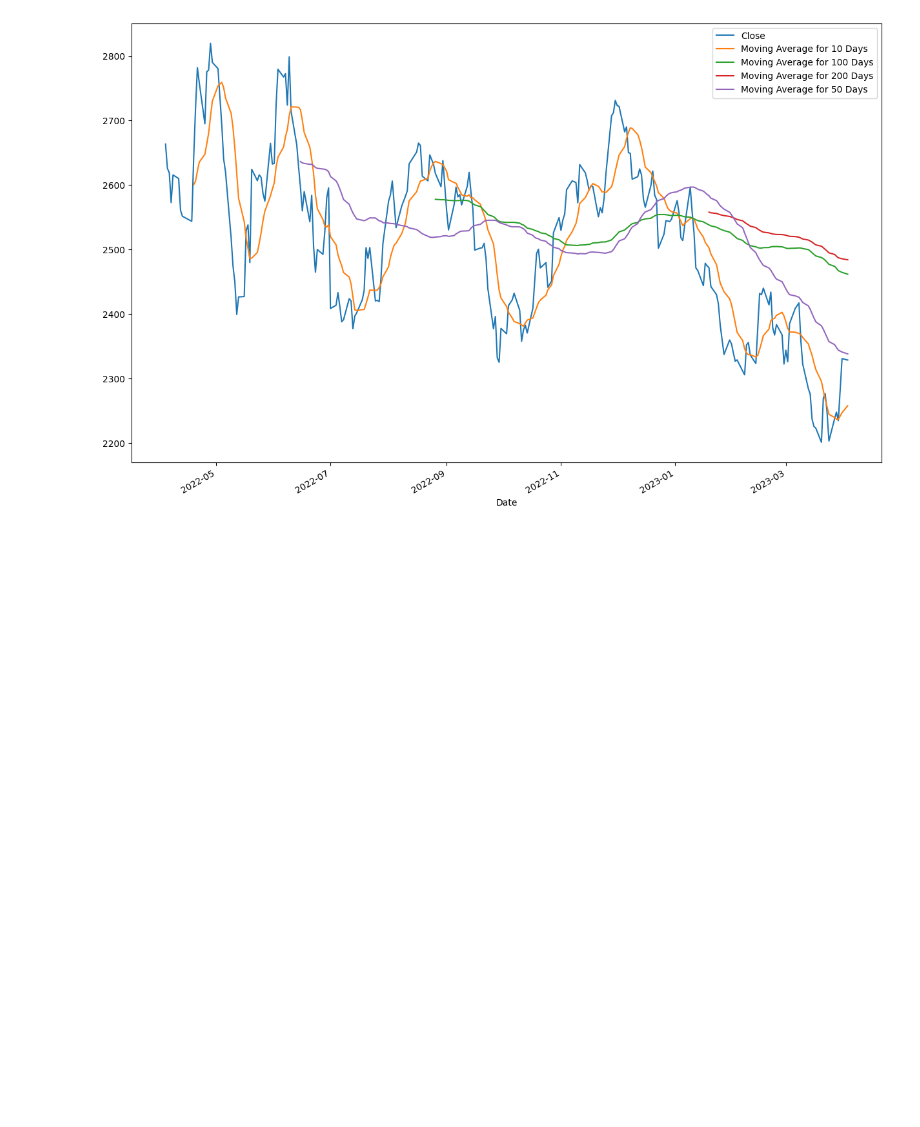
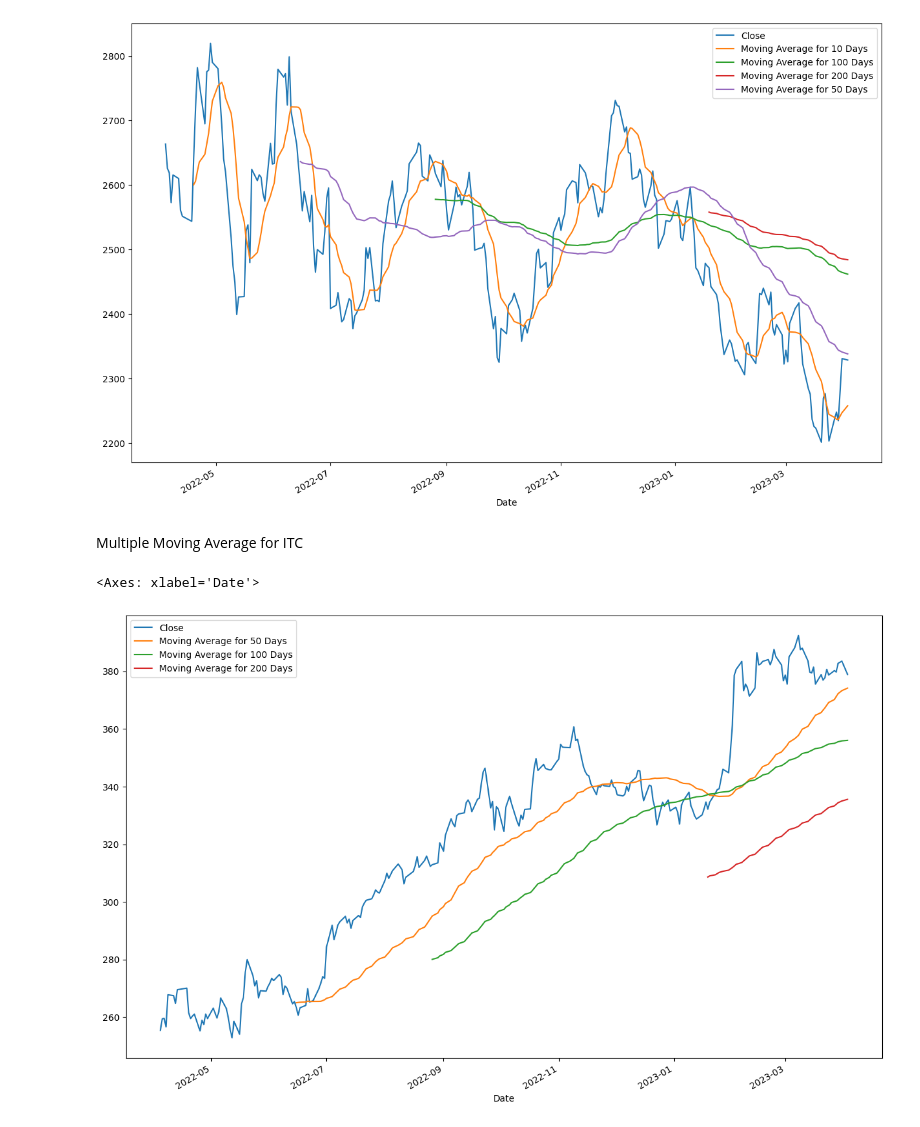
Before and after one commit to suresh130900/python_analisys, a Jupyter notebook: DAP_project.ipynb, the cells around one changed output. Drawn from its saved outputs; the diff is of its cells as text; code cells hidden in the pictures; blank space fills up the shorter version.

```diff
--- a/DAP_project.ipynb
+++ b/DAP_project.ipynb
@@ -134,3 +134,18 @@ reliance[["Close","Moving Average for 10 Days","Moving Average for 100 Days","Mo
 # %% [output]
 <Axes: xlabel='Date'>
 [figure]
+# %% [markdown]
+Multiple Moving Average for ITC
+# %%
+Days = [100,200]
+
+for day in Days:
+    col_name = "Moving Average for " + str(day) + " Days"
+    itc[col_name] = itc["Close"].rolling(day).mean()
+
+itc
+
+itc[["Close","Moving Average for 50 Days","Moving Average for 100 Days","Moving Average for 200 Days"]].plot(subplots= False,figsize=(15,10))
+# %% [output]
+<Axes: xlabel='Date'>
+[figure, added]
```
Also changed, not shown: parts of 4 cells of this notebook.
